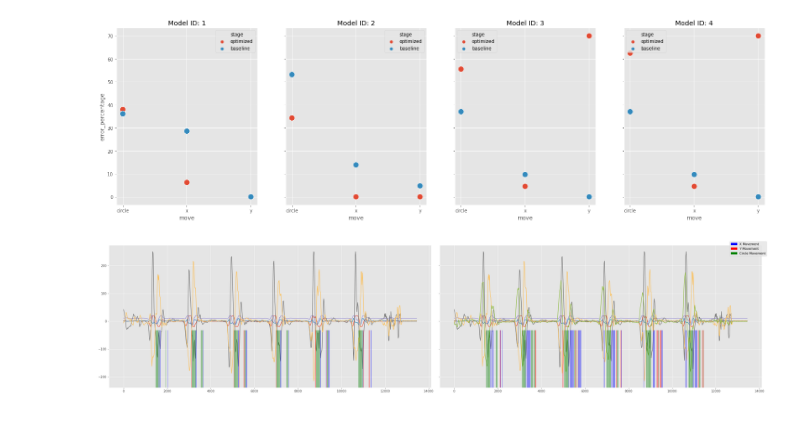
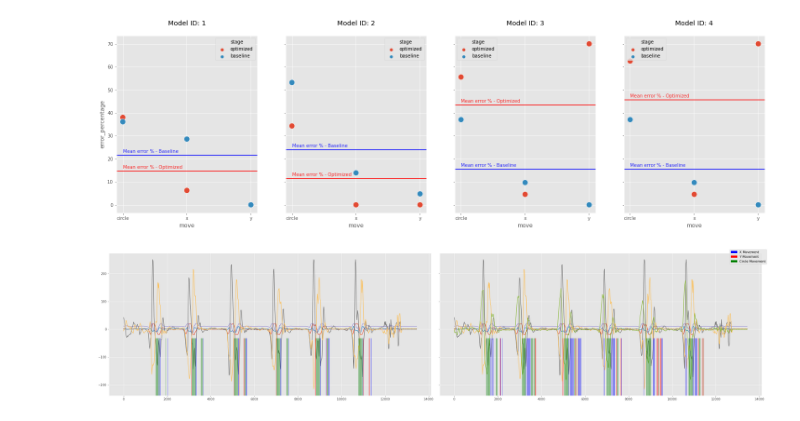
Before and after one commit to tkeyo/tinyml-esp-data, a Jupyter notebook: 6-optimized-model-validation.ipynb, the cells around one changed output. Saved outputs shown, nothing was run; the diff lists cells and outputs as text; code cells hidden in the pictures.

Commit message:
optimized model validation plots for single model pair

```diff
--- a/6-optimized-model-validation.ipynb
+++ b/6-optimized-model-validation.ipynb
@@ -139,7 +139,8 @@ def run_validation_optimized(model_setups, dataset_path, dataset, is_plot=False,
                 'value_counts': inf_results['result'].value_counts(),
                 'stage':setup[5],
                 'id':setup[4],
-                'move':move
+                'move':move,
+                'signals':setup[-1]
             })
 
         if is_save_results:
@@ -190,15 +191,20 @@ results[(results['id'] == 4) & (results['stage'] == 'optimized')]
 # %%
 fig, ax = plt.subplots(ncols=4, sharey=True, sharex=True, figsize=(25,7))
 
 marker_size=150
 
-sns.scatterplot(data=results[results['id'] == 1], x='move', y='error_percentage', hue='stage', ax=ax[0], s=marker_size)
-sns.scatterplot(data=results[results['id'] == 2], x='move', y='error_percentage', hue='stage', ax=ax[1], s=marker_size)
-sns.scatterplot(data=results[results['id'] == 3], x='move', y='error_percentage', hue='stage', ax=ax[2], s=marker_size)
-sns.scatterplot(data=results[results['id'] == 4], x='move', y='error_percentage', hue='stage', ax=ax[3], s=marker_size)
+for i in range(4):
+    model_id = i+1
+    mean_optimized = results[(results['id'] == model_id) & (results['stage'] == 'optimized')]['error_percentage'].mean()
+    mean_baseline = results[(results['id'] == model_id) & (results['stage'] == 'baseline')]['error_percentage'].mean()
 
-for i in range(4):
-    ax[i].set_title(f'Model ID: {i+1}')
+    sns.scatterplot(data=results[results['id'] == model_id], x='move', y='error_percentage', hue='stage', ax=ax[i], s=marker_size)
+    ax[i].text(0, mean_optimized+1, 'Mean error % - Optimized', fontsize=10, ha='left', color='red',alpha=0.8)
+    ax[i].text(0, mean_baseline+1, 'Mean error % - Baseline', fontsize=10, ha='left', color='blue',alpha=0.8)
+
+    ax[i].axhline(mean_optimized, color='red')
+    ax[i].axhline(mean_baseline, color='blue')
+    ax[i].set_title(f'Model ID: {model_id}\n')
 # %% [output]
-[figure, old version]
+[figure, new version]
 # %%
```
Also changed, not shown: parts of 8 cells of this notebook.
